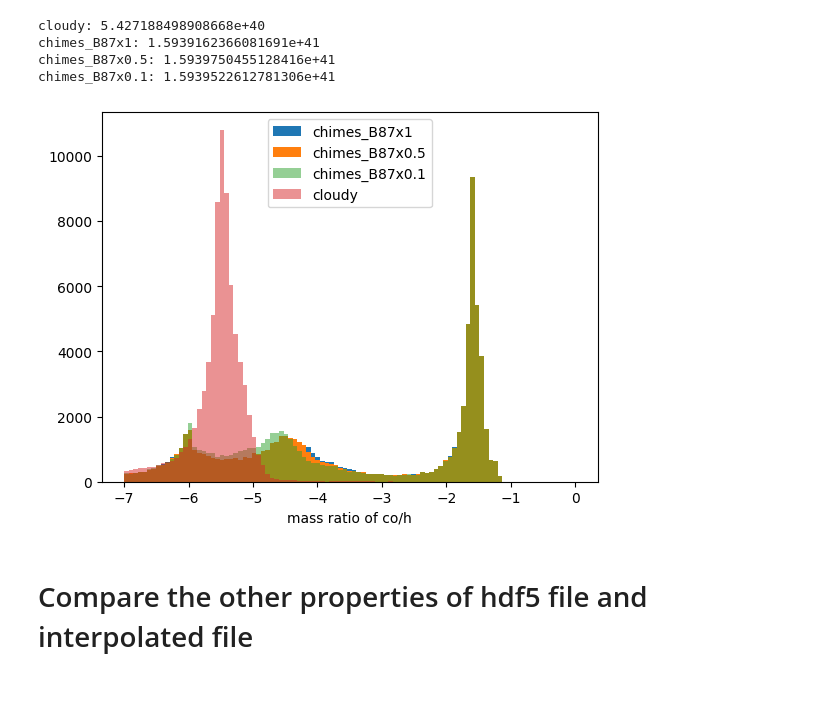
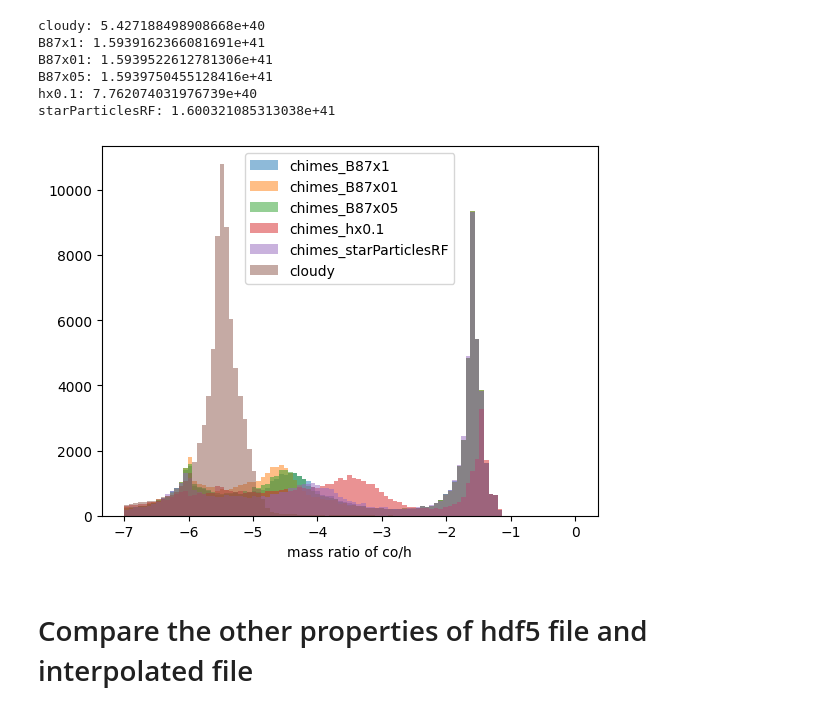
Before and after one commit to dtolgay/chimes-niagara, a Jupyter notebook: notebooks/chimes_output_analysis.ipynb, the cells around one changed output. Drawn from its saved outputs; the diff is of its cells as text; code cells hidden in the pictures.

```diff
--- a/notebooks/chimes_output_analysis.ipynb
+++ b/notebooks/chimes_output_analysis.ipynb
@@ -66,6 +66,8 @@ def read_gas_particles_from_hdf5(file_path: str) -> pd.DataFrame:
 def combine_chimes_hdf5_files(path_to_chimes_file: str, gas_particles_before_chimes: pd.DataFrame) -> pd.DataFrame:
 
     with h5py.File(path_to_chimes_file, 'r') as f:
+        keys = list(f.keys())
+        print(f"keys: ", keys)
         after_chimes = f['EqmChemistryAbundances'][:]  # Load the dataset into a NumPy array
 
     chimes = gas_particles_before_chimes.copy()
@@ -154,25 +206,27 @@ cloudy['mass_co'] = cloudy['density_co'] * cloudy['volume'] # gr
 # print("chimes: ", np.mean(chimes_B87x1['volume']), np.std(chimes_B87x1['volume']))
 # %%
 print(f"cloudy: {sum(cloudy['mass_co'])}")
-print(f"chimes_B87x1: {sum(chimes_B87x1['mass_co'])}")
-print(f"chimes_B87x0.5: {sum(chimes_B87x05['mass_co'])}")
-print(f"chimes_B87x0.1: {sum(chimes_B87x01['mass_co'])}")
+for key, value in hdf5_files.items():
+    chimes = value["data"]
+    print(f"{key}: {sum(chimes['mass_co'])}")
 # %% [output]
 cloudy: 5.427188498908668e+40
-chimes_B87x1: 1.5939162366081691e+41
-chimes_B87x0.5: 1.5939750455128416e+41
-chimes_B87x0.1: 1.5939522612781306e+41
+B87x1: 1.5939162366081691e+41
+B87x01: 1.5939522612781306e+41
+B87x05: 1.5939750455128416e+41
+hx0.1: 7.762074031976739e+40
+starParticlesRF: 1.600321085313038e+41
 # %%
 bins = np.linspace(-7, 0, num=100)
-plt.hist(np.log10(chimes_B87x1['fCO']), bins=bins, label="chimes_B87x1")
-plt.hist(np.log10(chimes_B87x05['fCO']), bins=bins, label="chimes_B87x0.5")
-plt.hist(np.log10(chimes_B87x01['fCO']), bins=bins, alpha=0.5, label="chimes_B87x0.1")
+for key, value in hdf5_files.items():
+    chimes = value["data"]
+    plt.hist(np.log10(chimes['fCO']), bins=bins, alpha=0.5, label=f"chimes_{key}")
 plt.hist(np.log10(cloudy['fCO']), bins=bins, alpha=0.5, label="cloudy")
 plt.legend()
 plt.xlabel("mass ratio of co/h")
 plt.show()
 # %% [output]
-[figure, old version]
+[figure, new version]
 # %% [markdown]
 # Compare the other properties of hdf5 file and interpolated file
 # %%
```
Also changed, not shown: parts of 2 cells of this notebook, 9 other files.
